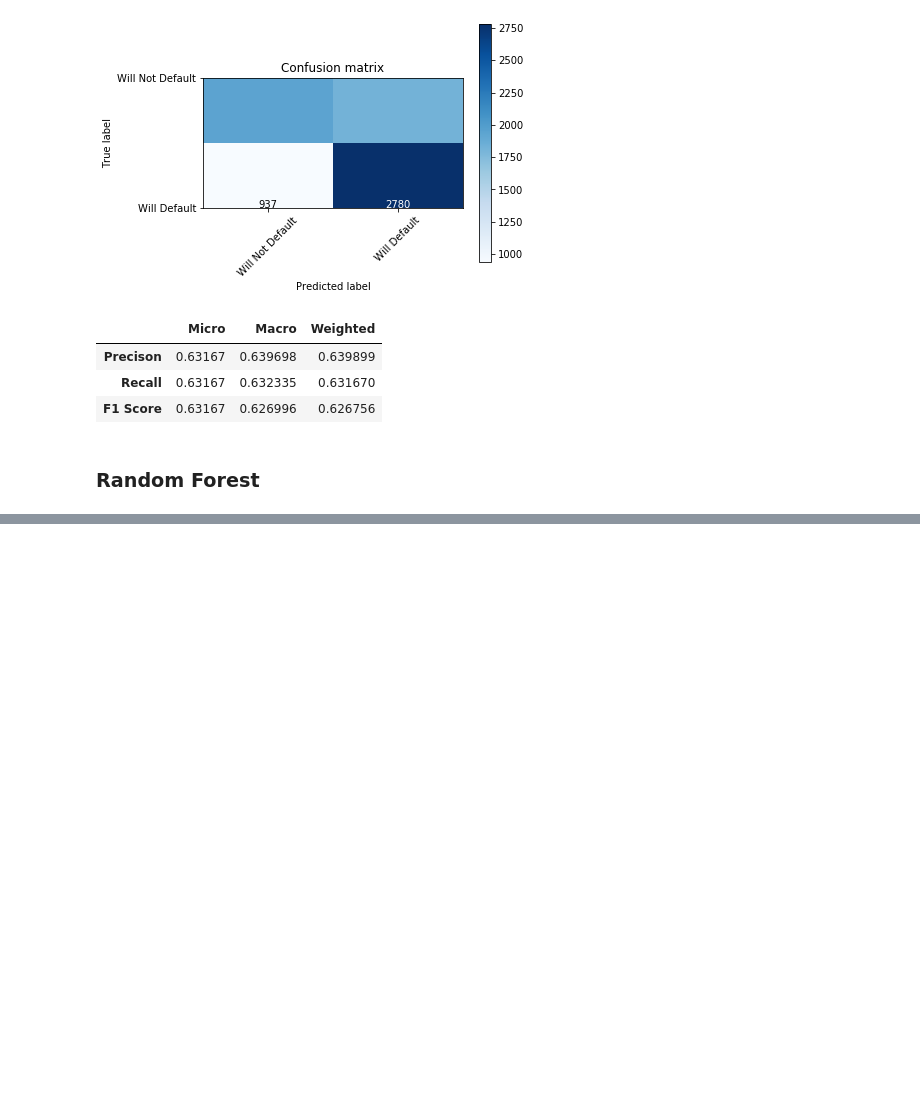
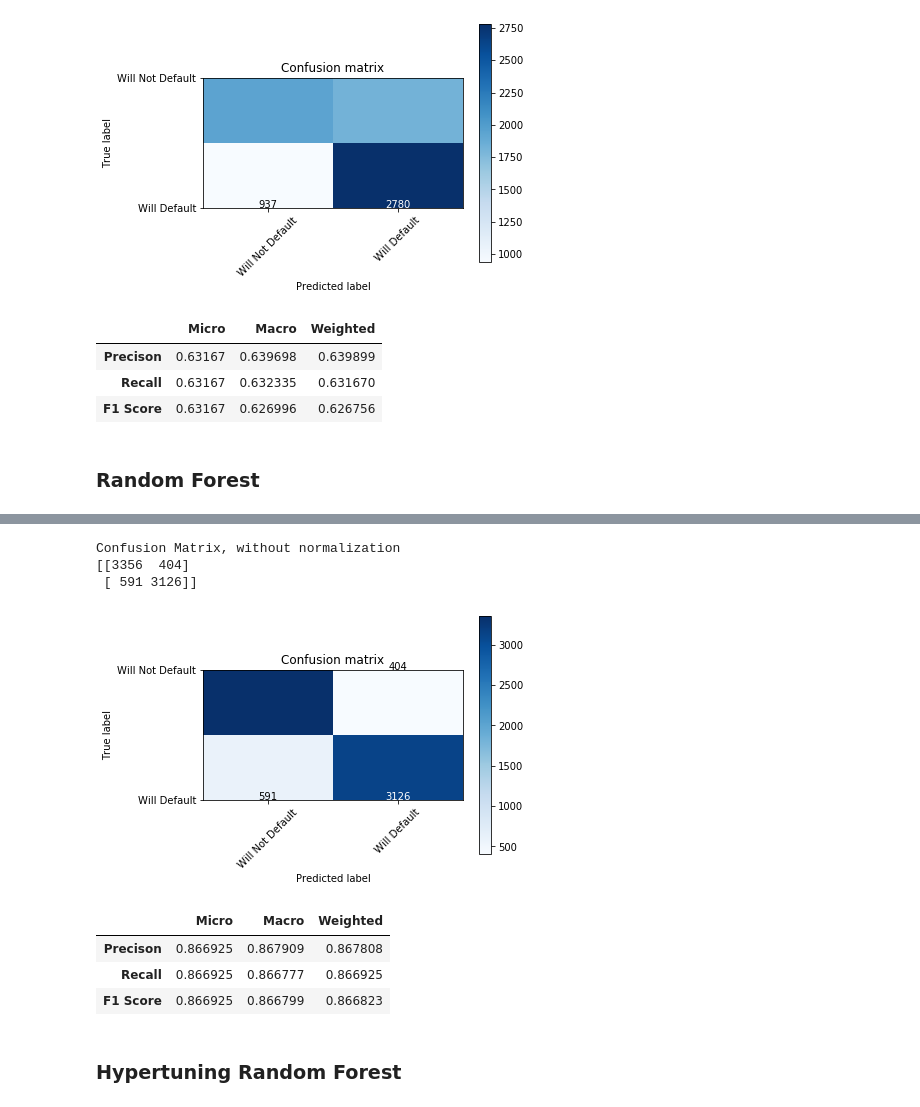
Before and after one commit to emilia329/CreditCard, a Jupyter notebook: Modeling.ipynb, the cells around one changed output, grey strips where cells are left out. Saved outputs shown, nothing was run; the diff lists cells and outputs as text; code cells hidden in the pictures; blank space fills up the shorter version.

```diff
--- a/Modeling.ipynb
+++ b/Modeling.ipynb
@@ -231,0 +234,22 @@ accuracy_score(y_test, test_pred)
+# %%
+cm = confusion_matrix(y_test,test_pred)
+classes = ['Will Not Default', 'Will Default']
+# %%
+plot_confusion_matrix(cm, classes,
+                          normalize=False,
+                          title='Confusion matrix',
+                          cmap=plt.cm.Blues)
+# %% [output]
+Confusion Matrix, without normalization
+[[3356  404]
+ [ 591 3126]]
+[figure, added]
+# %%
+datatable(y_test,test_pred)
+# %% [output]
+|  | Micro | Macro | Weighted |
+| Precison | 0.866925 | 0.867909 | 0.867808 |
+| Recall | 0.866925 | 0.866777 | 0.866925 |
+| F1 Score | 0.866925 | 0.866799 | 0.866823 |
+# %% [markdown]
+### Hypertuning Random Forest
```
Also changed, not shown: parts of 5 cells of this notebook.
